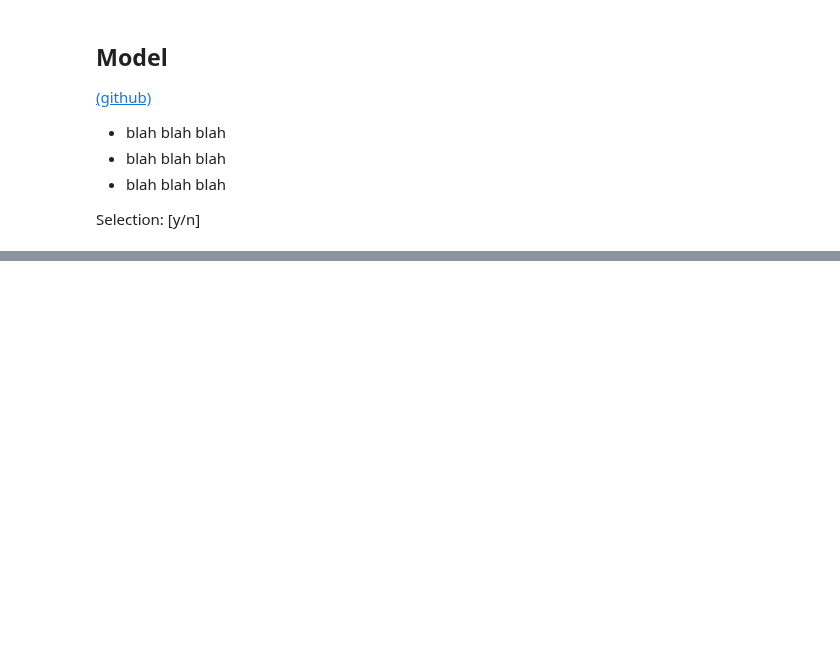
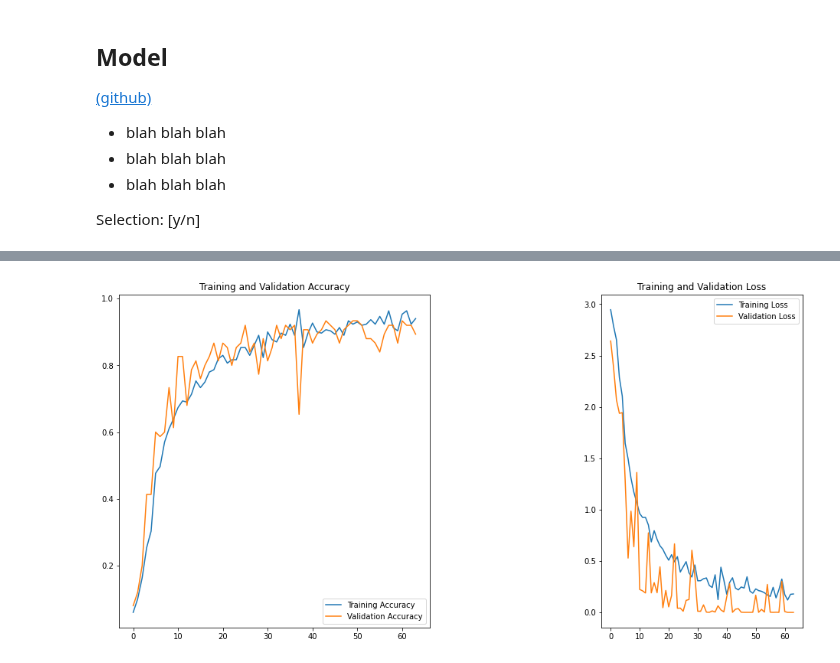
Before and after one commit to alphonsowoodbury/RxVision, a Jupyter notebook: Notebooks/rxv_model_selection.ipynb, the cells around one changed output, grey strips where cells are left out. Cells and saved outputs as stored; diff of their text form; code cells hidden in the pictures; blank space fills up the shorter version.

```diff
--- a/Notebooks/rxv_model_selection.ipynb
+++ b/Notebooks/rxv_model_selection.ipynb
@@ -101,5 +85,5 @@ from keras.models import load_model
 # %%
-def model_acc_val_plot():
+def model_acc_val_plot(model):
   class_size =  int(val_generator.samples / len(val_generator.class_indices))
   acc = hist['acc']
   val_acc = hist['val_acc']
@@ -270,3 +273,5 @@ print('\nValidation Accuracy: ' + str(int(modelacc1*100)) + '\nReal-world Accura
 # %%
-model_acc_val_plot()
+model_acc_val_plot(model2)
+# %% [output]
+[figure, added]
 # %%
```
Also changed, not shown: parts of 12 cells of this notebook.
